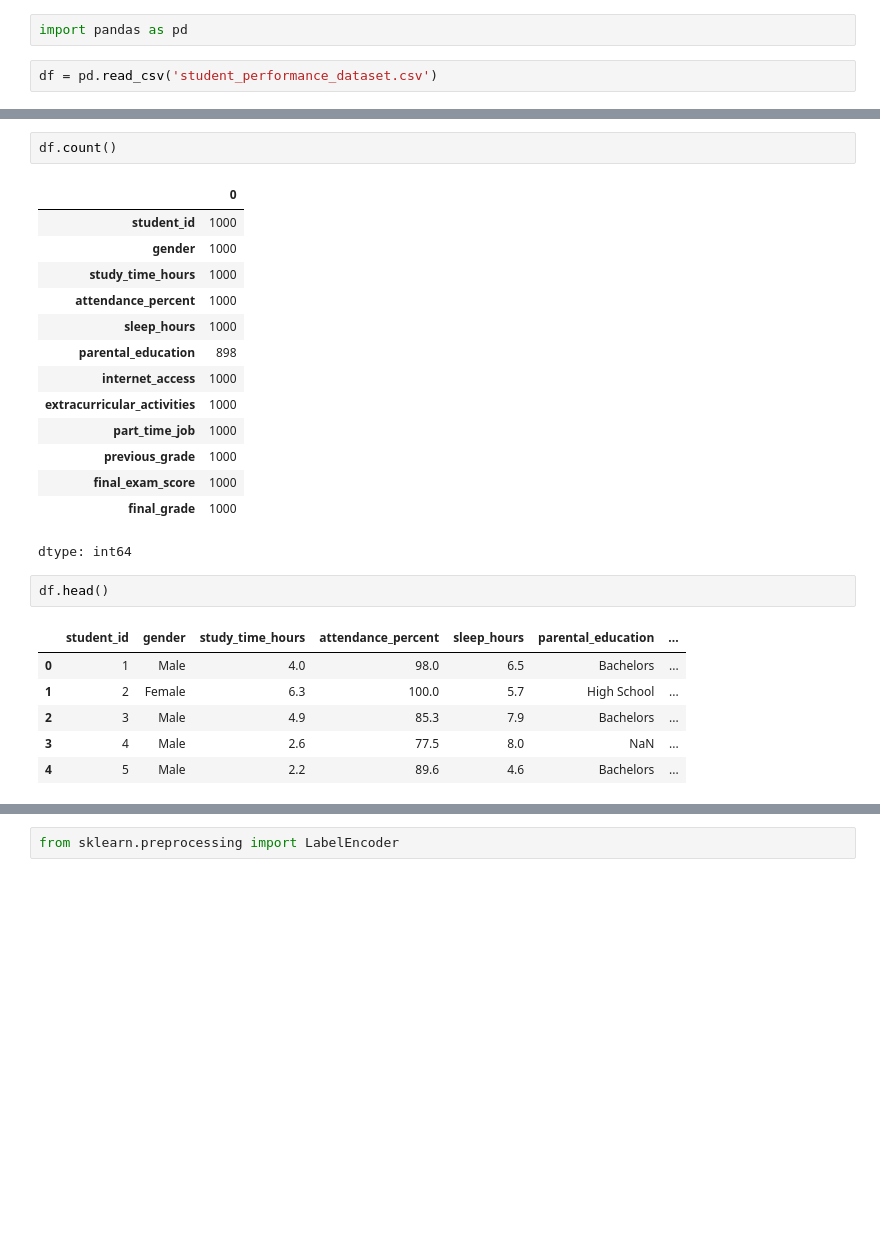
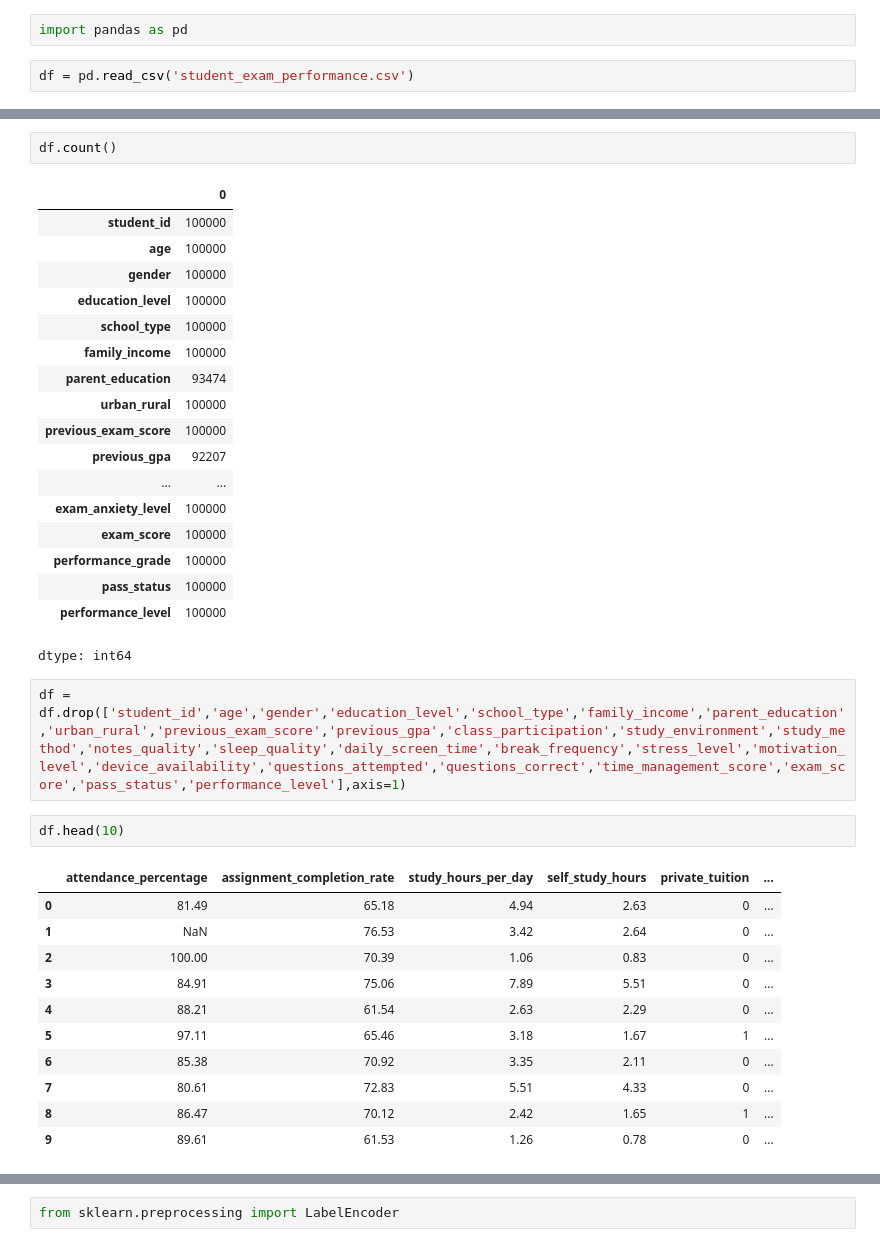
Before and after one commit to agentshanz/StudentGradePredictModel, a Jupyter notebook: StudentGradePredictModel.ipynb, the cells around one changed output, grey strips where cells are left out. Saved outputs shown, nothing was run; the diff lists cells and outputs as text; blank space fills up the shorter version.

Commit message:
update and analysis the new student dataset

```diff
--- a/StudentGradePredictModel.ipynb
+++ b/StudentGradePredictModel.ipynb
@@ -3,7 +3,7 @@
 # %%
 import pandas as pd
 # %%
-df = pd.read_csv('student_performance_dataset.csv')
+df = pd.read_csv('student_exam_performance.csv')
 # %%
 df
 # %% [output]
@@ -24,28 +24,39 @@ df
 df.count()
 # %% [output]
 |  | 0 |
-| student_id | 1000 |
-| gender | 1000 |
-| study_time_hours | 1000 |
-| attendance_percent | 1000 |
-| sleep_hours | 1000 |
-| parental_education | 898 |
-| internet_access | 1000 |
-| extracurricular_activities | 1000 |
-| part_time_job | 1000 |
-| previous_grade | 1000 |
-| final_exam_score | 1000 |
-| final_grade | 1000 |
+| student_id | 100000 |
+| age | 100000 |
+| gender | 100000 |
+| education_level | 100000 |
+| school_type | 100000 |
+| family_income | 100000 |
+| parent_education | 93474 |
+| urban_rural | 100000 |
+| previous_exam_score | 100000 |
+| previous_gpa | 92207 |
+| ... | ... |
+| exam_anxiety_level | 100000 |
+| exam_score | 100000 |
+| performance_grade | 100000 |
+| pass_status | 100000 |
+| performance_level | 100000 |
 dtype: int64
+# %%
+df = df.drop(['student_id','age','gender','education_level','school_type','family_income','parent_education','urban_rural','previous_exam_score','previous_gpa','class_participation','study_environment','study_method','notes_quality','sleep_quality','daily_screen_time','break_frequency','stress_level','motivation_level','device_availability','questions_attempted','questions_correct','time_management_score','exam_score','pass_status','performance_level'],axis=1)
 # %%
-df.head()
+df.head(10)
 # %% [output]
-|  | student_id | gender | study_time_hours | attendance_percent | sleep_hours | parental_education | ... |
-| 0 | 1 | Male | 4.0 | 98.0 | 6.5 | Bachelors | ... |
-| 1 | 2 | Female | 6.3 | 100.0 | 5.7 | High School | ... |
-| 2 | 3 | Male | 4.9 | 85.3 | 7.9 | Bachelors | ... |
-| 3 | 4 | Male | 2.6 | 77.5 | 8.0 | NaN | ... |
-| 4 | 5 | Male | 2.2 | 89.6 | 4.6 | Bachelors | ... |
+|  | attendance_percentage | assignment_completion_rate | study_hours_per_day | self_study_hours | private_tuition | ... |
+| 0 | 81.49 | 65.18 | 4.94 | 2.63 | 0 | ... |
+| 1 | NaN | 76.53 | 3.42 | 2.64 | 0 | ... |
+| 2 | 100.00 | 70.39 | 1.06 | 0.83 | 0 | ... |
+| 3 | 84.91 | 75.06 | 7.89 | 5.51 | 0 | ... |
+| 4 | 88.21 | 61.54 | 2.63 | 2.29 | 0 | ... |
+| 5 | 97.11 | 65.46 | 3.18 | 1.67 | 1 | ... |
+| 6 | 85.38 | 70.92 | 3.35 | 2.11 | 0 | ... |
+| 7 | 80.61 | 72.83 | 5.51 | 4.33 | 0 | ... |
+| 8 | 86.47 | 70.12 | 2.42 | 1.65 | 1 | ... |
+| 9 | 89.61 | 61.53 | 1.26 | 0.78 | 0 | ... |
 # %%
 df.describe()
 # %% [output]
```
Also changed, not shown: parts of 26 cells of this notebook.
